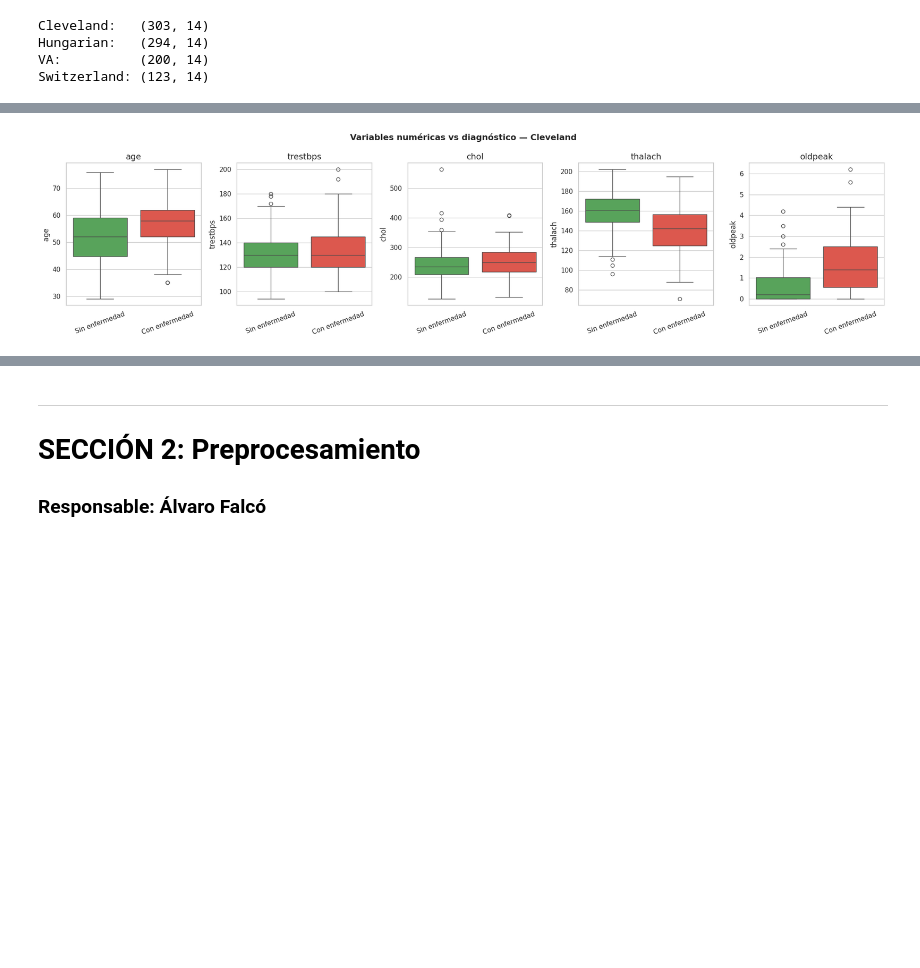
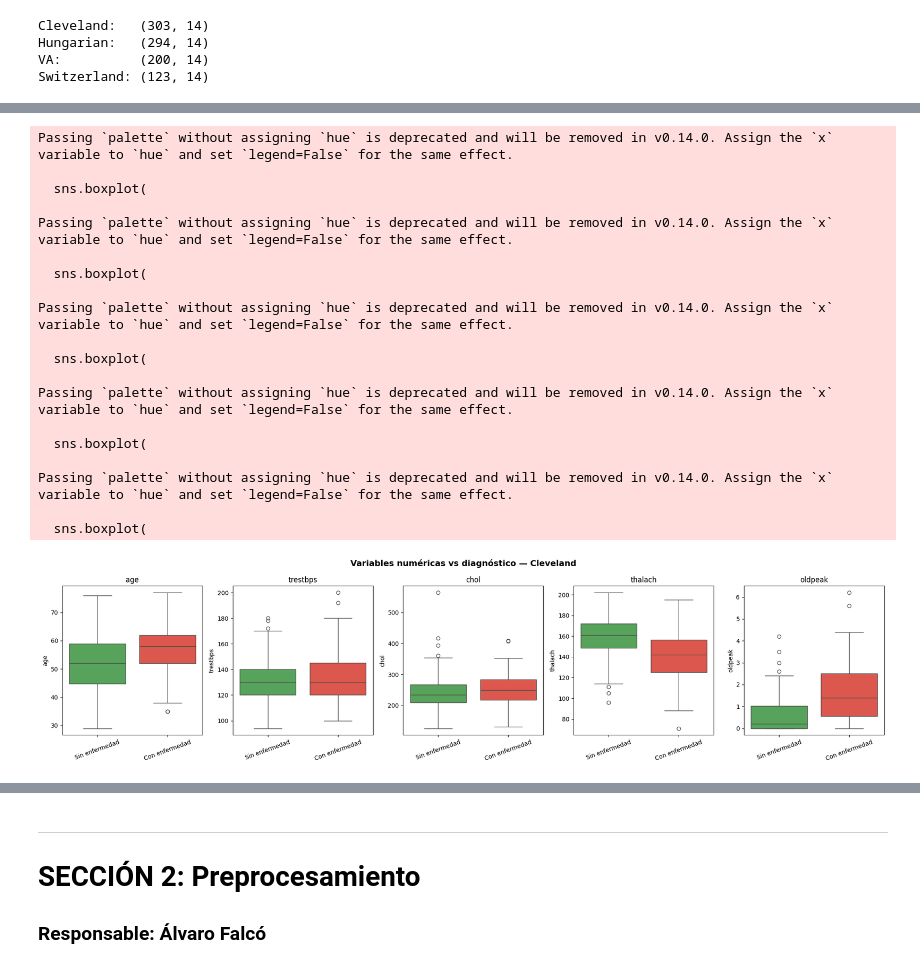
Before and after one commit to Codevalb/trabajo_final_programacion_II, a Jupyter notebook: E8FP GRUPOejem.ipynb, the cells around one changed output, grey strips where cells are left out. Cells and saved outputs as stored; diff of their text form; code cells hidden in the pictures; blank space fills up the shorter version.

```diff
--- a/E8FP GRUPOejem.ipynb
+++ b/E8FP GRUPOejem.ipynb
@@ -172,24 +343,88 @@ plt.show()
 # %%
-#EDA — boxplots: variables numéricas vs enfermedad (binaria)
+#EDA — boxplots: variables numéricas vs enfermedad
+
+#Se importa Seaborn para crear gráficos estadísticos más avanzados y visualmente más claros.
 import seaborn as sns
 
-#Creamos versión temporal con target binario para visualización
+#Se crea una copia temporal del dataset de Cleveland.
+#Esto evita modificar el dataset original durante el análisis visual.
 df_eda = df_cleveland.copy()
+
+#La variable 'num' contiene distintos niveles de enfermedad cardíaca.
+#Aquí se transforma en un problema binario:
+#0 = sin enfermedad
+#1 = con enfermedad
 df_eda['target'] = (df_eda['num'] > 0).astype(int)
-df_eda['Diagnóstico'] = df_eda['target'].map({0: 'Sin enfermedad', 1: 'Con enfermedad'})
 
+#Se crean etiquetas de texto más fáciles de interpretar en los gráficos.
+df_eda['Diagnóstico'] = df_eda['target'].map({
+    0: 'Sin enfermedad',
+    1: 'Con enfermedad'
+})
+
+#Se crea una figura con 5 gráficos colocados horizontalmente.
+#Cada gráfico comparará una variable numérica según el diagnóstico.
 fig, axes = plt.subplots(1, 5, figsize=(20, 5))
 
+#Se recorren las variables numéricas definidas anteriormente.
 for i, col in enumerate(num_vars):
-    sns.boxplot(data=df_eda, x='Diagnóstico', y=col, ax=axes[i],
-                palette=['#4CAF50', '#F44336'])
+
+    #Se genera un boxplot para comparar la distribución de cada variable
+    #entre pacientes con y sin enfermedad.
+    sns.boxplot(
+        data=df_eda,
+        x='Diagnóstico',
+        y=col,
+        ax=axes[i],
+
+        #Color verde para pacientes sin enfermedad
+        #y rojo para pacientes con enfermedad.
+        palette=['#4CAF50', '#F44336']
+    )
+
+    #Título del gráfico.
     axes[i].set_title(col)
+
+    #Se elimina la etiqueta del eje X para reducir ruido visual.
     axes[i].set_xlabel('')
+
+    #Se rota ligeramente el texto del eje X para mejorar la legibilidad.
     axes[i].tick_params(axis='x', rotation=20)
 
-plt.suptitle('Variables numéricas vs diagnóstico — Cleveland', fontsize=14, fontweight='bold')
+#Título general de toda la figura.
+plt.suptitle(
+    'Variables numéricas vs diagnóstico — Cleveland',
+    fontsize=14,
+    fontweight='bold'
+)
+
+#Ajusta automáticamente los espacios entre gráficos.
 plt.tight_layout()
+
+#Se guarda la figura en formato PNG.
+#dpi=150 mejora la calidad de la imagen exportada.
 plt.savefig('fig_boxplots.png', bbox_inches='tight', dpi=150)
+
+#Muestra los gráficos en pantalla.
 plt.show()
 # %% [output]
+Passing `palette` without assigning `hue` is deprecated and will be removed in v0.14.0. Assign the `x` variable to `hue` and set `legend=False` for the same effect.
+
+  sns.boxplot(
+
+Passing `palette` without assigning `hue` is deprecated and will be removed in v0.14.0. Assign the `x` variable to `hue` and set `legend=False` for the same effect.
+
+  sns.boxplot(
+
+Passing `palette` without assigning `hue` is deprecated and will be removed in v0.14.0. Assign the `x` variable to `hue` and set `legend=False` for the same effect.
+
+  sns.boxplot(
+
+Passing `palette` without assigning `hue` is deprecated and will be removed in v0.14.0. Assign the `x` variable to `hue` and set `legend=False` for the same effect.
+
+  sns.boxplot(
+
+Passing `palette` without assigning `hue` is deprecated and will be removed in v0.14.0. Assign the `x` variable to `hue` and set `legend=False` for the same effect.
+
+  sns.boxplot(
-[figure, old version]
+[figure, new version]
```
Also changed, not shown: parts of 11 cells of this notebook.
